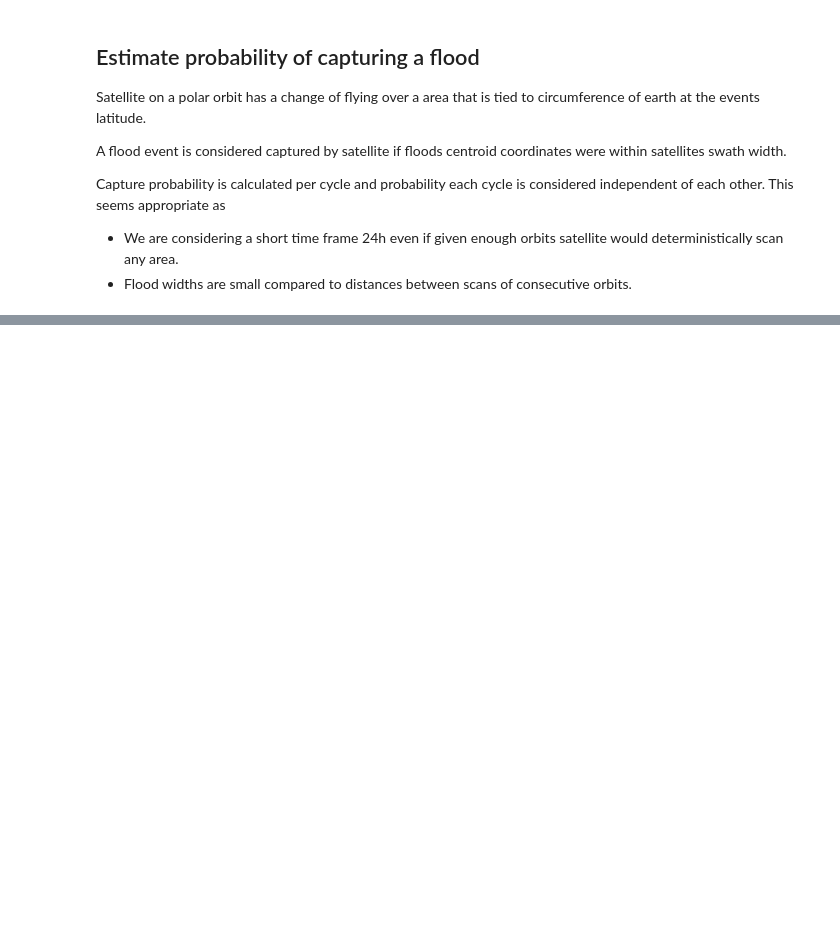
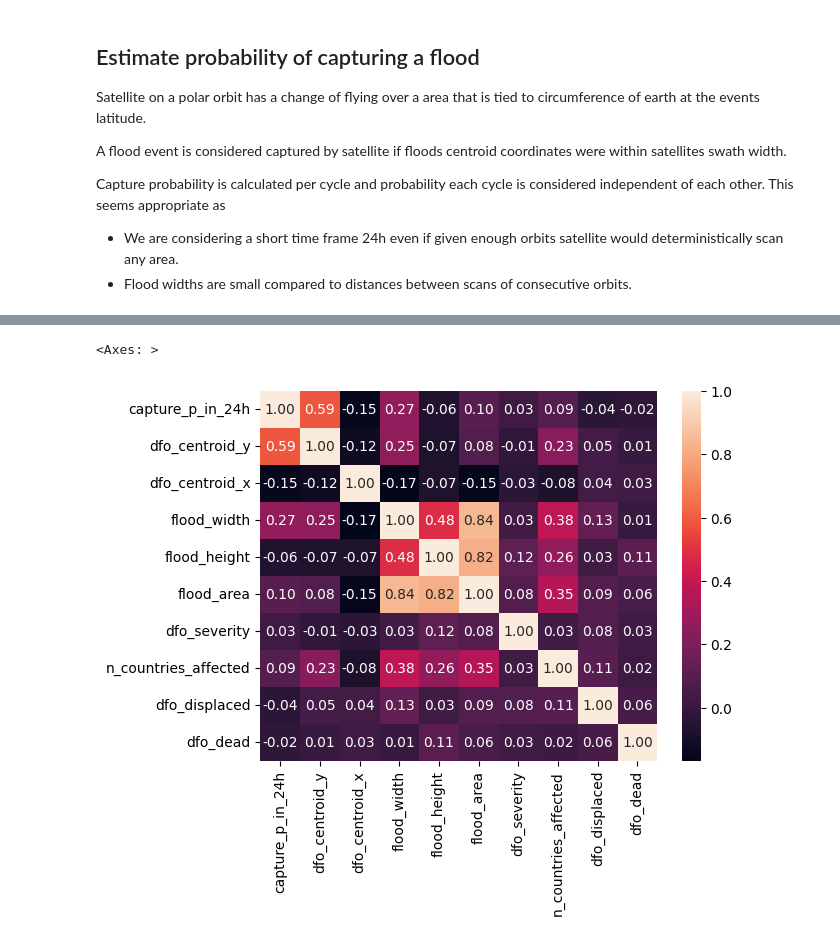
Before and after one commit to vkopo/flood, a Jupyter notebook: flood.ipynb, the cells around one changed output, grey strips where cells are left out. Cells and saved outputs as stored; diff of their text form; code cells hidden in the pictures; blank space fills up the shorter version.

```diff
--- a/flood.ipynb
+++ b/flood.ipynb
@@ -79,0 +129,5 @@ properties.to_csv('properties.tsv', sep = '\t')
+# %%
+sns.heatmap(floods_df.filter(columns).corr(), annot = True, fmt = '.2f')
+# %% [output]
+<Axes: >
+[figure, added]
```
Also changed, not shown: parts of 12 cells of this notebook.
